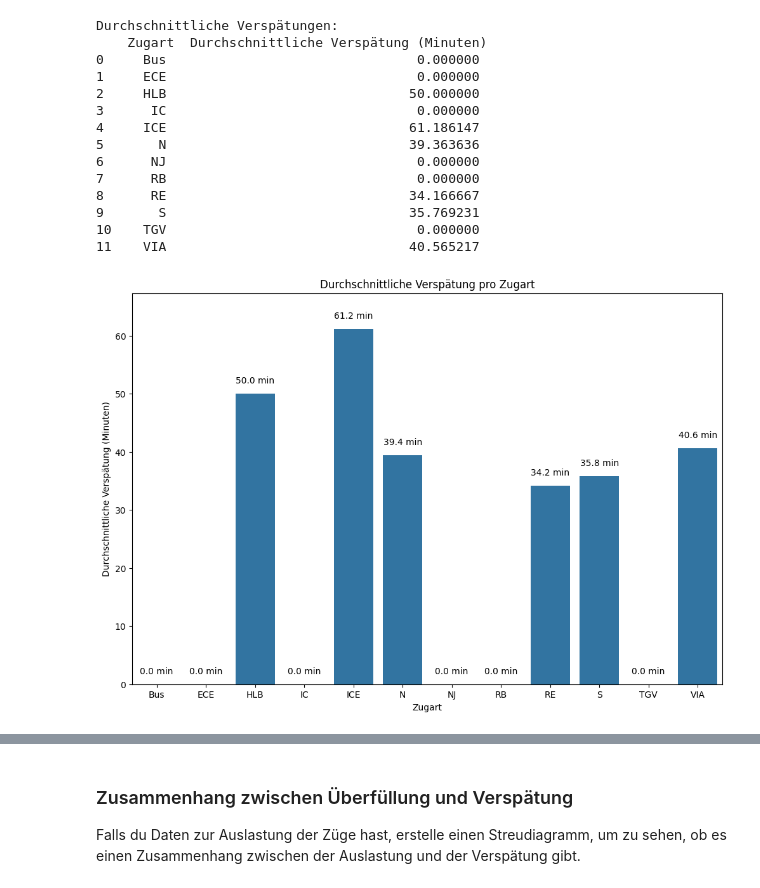
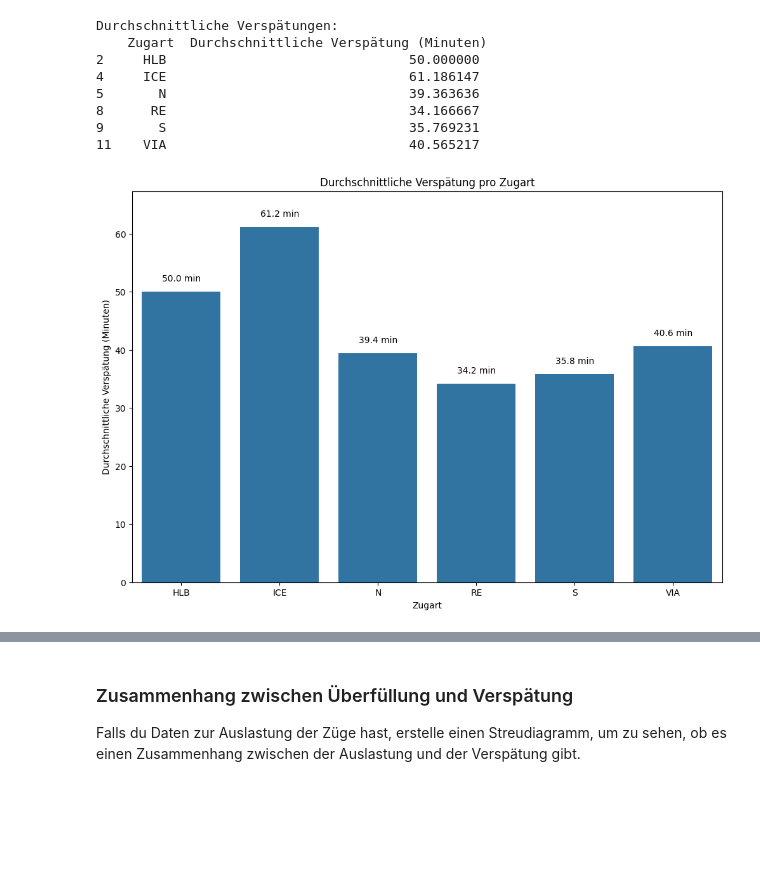
Before and after one commit to luca910/bahn-mining, a Jupyter notebook: graphics.ipynb, the cells around one changed output, grey strips where cells are left out. Saved outputs shown, nothing was run; the diff lists cells and outputs as text; code cells hidden in the pictures; blank space fills up the shorter version.

```diff
--- a/graphics.ipynb
+++ b/graphics.ipynb
@@ -24,25 +24,19 @@ plot_delay(average_delays)
 # %%
 # Beispielaufruf der Funktion
 file_path = 'out/Result_41.csv'  # Passe den Pfad hier an
-average_delays = calculate_average_delay(file_path, include_zero_delay=False)  # Setze True oder False
+average_min_delays = calculate_average_min_delay(file_path, include_zero_delay=False)  # Setze True oder False
 print("Durchschnittliche Verspätungen:\n", average_delays)
 
 # Plotten der Verzögerungen
-plot_delay(average_delays)
+plot_min_delay(average_min_delays)
 # %% [output]
 Durchschnittliche Verspätungen:
     Zugart  Durchschnittliche Verspätung (Minuten)
-0     Bus                                0.000000
-1     ECE                                0.000000
 2     HLB                               50.000000
-3      IC                                0.000000
 4     ICE                               61.186147
 5       N                               39.363636
-6      NJ                                0.000000
-7      RB                                0.000000
 8      RE                               34.166667
 9       S                               35.769231
-10    TGV                                0.000000
 11    VIA                               40.565217
-[figure, old version]
+[figure, new version]
 # %% [markdown]
```
Also changed, not shown: parts of 10 cells of this notebook.
